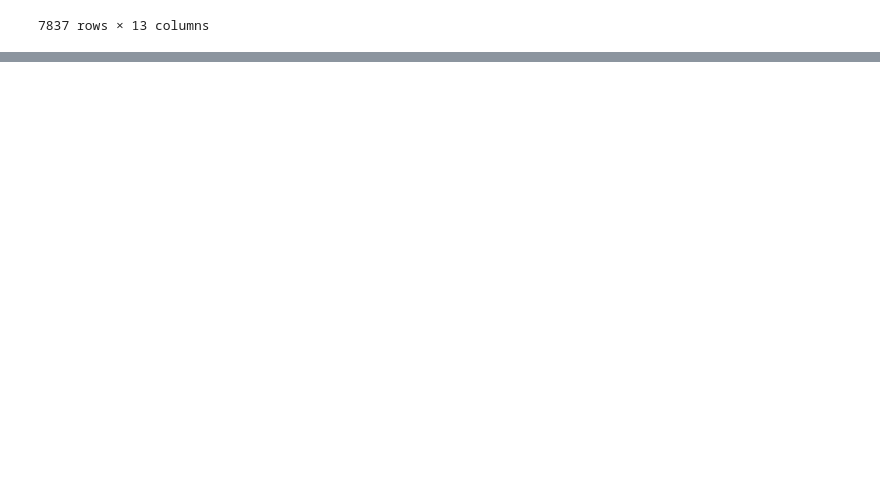
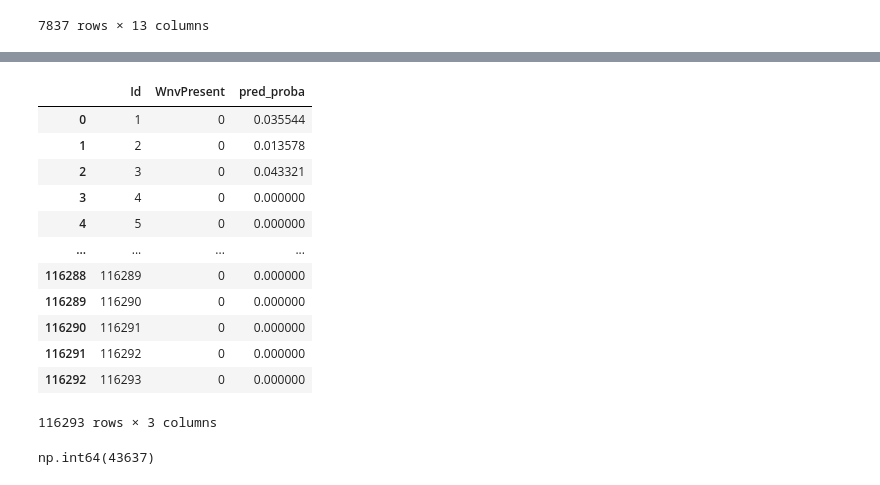
Before and after one commit to AgaZgo/west_nile_virus_prediction, a Jupyter notebook: notebooks/12_log_regr.ipynb, the cells around one changed output, grey strips where cells are left out. Saved outputs shown, nothing was run; the diff lists cells and outputs as text; code cells hidden in the pictures; blank space fills up the shorter version.

```diff
--- a/notebooks/12_log_regr.ipynb
+++ b/notebooks/12_log_regr.ipynb
@@ -111,0 +323,6 @@ train_df
+# %%
+from sklearn.metrics import roc_auc_score
+
+
+pipeline.fit(X_train, y_train)
+roc_auc_score(y_train, pipeline.predict_proba(X_train)[:,1])
@@ -111,0 +331,8 @@ train_df
+# %%
+
+X_test = test_df[test_columns+weather_columns].reset_index(drop=True)
+y_pred = pipeline.predict_proba(X_test.drop('Id', axis=1))[:,1]
+X_test['pred_proba'] = y_pred
+# %%
+predictions_df = X_test[['Id', 'pred_proba']].copy()
+predictions_df
@@ -111,0 +357,3 @@ train_df
+# %%
+sample = pd.read_csv('../data/raw/sampleSubmission.csv')
+sample
@@ -111,0 +374,17 @@ train_df
+# %%
+results = pd.merge(sample, predictions_df, on='Id', how='outer').fillna(0)
+results
+# %% [output]
+|  | Id | WnvPresent | pred_proba |
+| 0 | 1 | 0 | 0.035544 |
+| 1 | 2 | 0 | 0.013578 |
+| 2 | 3 | 0 | 0.043321 |
+| 3 | 4 | 0 | 0.000000 |
+| 4 | 5 | 0 | 0.000000 |
+| ... | ... | ... | ... |
+| 116288 | 116289 | 0 | 0.000000 |
+| 116289 | 116290 | 0 | 0.000000 |
+| 116290 | 116291 | 0 | 0.000000 |
+| 116291 | 116292 | 0 | 0.000000 |
+| 116292 | 116293 | 0 | 0.000000 |
+116293 rows × 3 columns
@@ -111,0 +394,4 @@ train_df
+# %%
+(results.WnvPresent!=0).sum()
+# %% [output]
+np.int64(43637)
```
Also changed, not shown: parts of 45 cells of this notebook.
